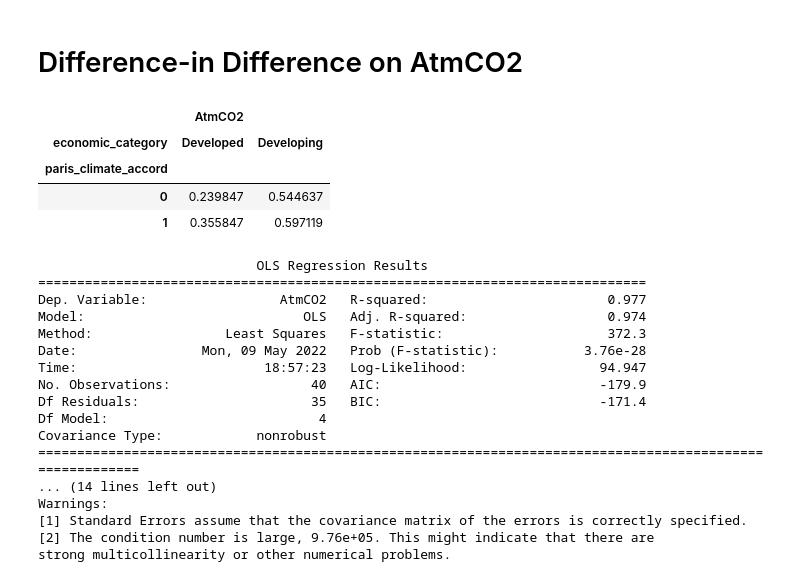
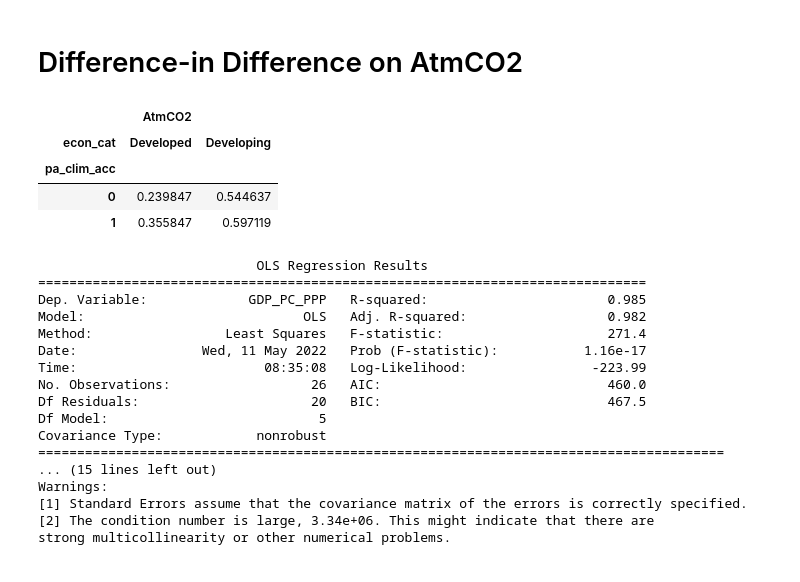
Before and after one commit to pruthvireddy/SDGGoals_ACausalStudy, a Jupyter notebook: CausalModelling.ipynb, the cells around one changed output. Drawn from its saved outputs; the diff is of its cells as text; code cells hidden in the pictures.

```diff
--- a/CausalModelling.ipynb
+++ b/CausalModelling.ipynb
@@ -10,6 +8,10 @@ import statsmodels.formula.api as smf
 # %%
 SDGData = pd.read_csv('https://raw.githubusercontent.com/pruthvireddy/SDGGoals_ACausalStudy/main/Data/Processed/GlobalData.csv')
 SDGDataUn = pd.read_csv('https://raw.githubusercontent.com/pruthvireddy/SDGGoals_ACausalStudy/main/Data/Processed/ModelData.csv')
+
+
+SDGData=SDGData.rename(columns = {'economic_category':'econ_cat'})
+SDGDataUn=SDGDataUn.rename(columns = {'economic_category':'econ_cat'})
 # %%
 SDGData.head()
 # %% [output]
@@ -132,17 +176,17 @@ strong multicollinearity or other numerical problems.
 # %% [markdown]
 # Difference-in Difference on AtmCO2
 # %%
-AtmCO2_Mod = SDGData[SDGData['economic_category'] != 'Others']
-AtmCO2_Mod = AtmCO2_Mod[['year','economic_category', 'AtmCO2']].set_index(['year','economic_category']).unstack('economic_category').dropna()
-AtmCO2_Mod['paris_climate_accord'] = 0
-AtmCO2_Mod['paris_climate_accord'] = AtmCO2_Mod.paris_climate_accord.where(AtmCO2_Mod.index>2015,1)
+AtmCO2_Mod = SDGData[SDGData['econ_cat'] != 'Others']
+AtmCO2_Mod = AtmCO2_Mod[['year','econ_cat', 'AtmCO2']].set_index(['year','econ_cat']).unstack('econ_cat').dropna()
+AtmCO2_Mod['pa_clim_acc'] = 0
+AtmCO2_Mod['pa_clim_acc'] = AtmCO2_Mod.pa_clim_acc.where(AtmCO2_Mod.index>2015,1)
 # %%
-group_mean_check = AtmCO2_Mod.groupby('paris_climate_accord').mean()
+group_mean_check = AtmCO2_Mod.groupby('pa_clim_acc').mean()
 group_mean_check
 # %% [output]
 |  | AtmCO2 |  |
-| economic_category | Developed | Developing |
-| paris_climate_accord |  |  |
+| econ_cat | Developed | Developing |
+| pa_clim_acc |  |  |
 | 0 | 0.239847 | 0.544637 |
 | 1 | 0.355847 | 0.597119 |
 # %%
@@ -158,5 +202,5 @@ AtmCO2_Mod['economic_category'] = np.select(conditions, choices, default=1)
 # %%
-model = 'AtmCO2 ~ year + economic_category + paris_climate_accord + economic_category * paris_climate_accord'
+model = 'GDP_PC_PPP ~ AtmCO2 + year + econ_cat + pa_clim_acc + econ_cat * pa_clim_acc'
 
 AtmCO2_Model = smf.ols(formula=model, data=AtmCO2_Mod)
 AtmCO2_Mod_results = AtmCO2_Model.fit()
@@ -166,20 +210,20 @@ print(AtmCO2_Mod_results.summary())
 # %% [output]
                             OLS Regression Results
 ==============================================================================
-Dep. Variable:                 AtmCO2   R-squared:                       0.977
-Model:                            OLS   Adj. R-squared:                  0.974
-Method:                 Least Squares   F-statistic:                     372.3
-Date:                Mon, 09 May 2022   Prob (F-statistic):           3.76e-28
-Time:                        18:57:23   Log-Likelihood:                 94.947
-No. Observations:                  40   AIC:                            -179.9
-Df Residuals:                      35   BIC:                            -171.4
-Df Model:                           4
+Dep. Variable:             GDP_PC_PPP   R-squared:                       0.985
+Model:                            OLS   Adj. R-squared:                  0.982
+Method:                 Least Squares   F-statistic:                     271.4
+Date:                Wed, 11 May 2022   Prob (F-statistic):           1.16e-17
+Time:                        08:35:08   Log-Likelihood:                -223.99
+No. Observations:                  26   AIC:                             460.0
+Df Residuals:                      20   BIC:                             467.5
+Df Model:                           5
 Covariance Type:            nonrobust
-==========================================================================================================
-... (14 lines left out)
+========================================================================================
+... (15 lines left out)
 Warnings:
 [1] Standard Errors assume that the covariance matrix of the errors is correctly specified.
-[2] The condition number is large, 9.76e+05. This might indicate that there are
+[2] The condition number is large, 3.34e+06. This might indicate that there are
 strong multicollinearity or other numerical problems.
 # %%
 print(AtmCO2_Mod_results.summary().as_latex())
```
Also changed, not shown: parts of 21 cells of this notebook.
